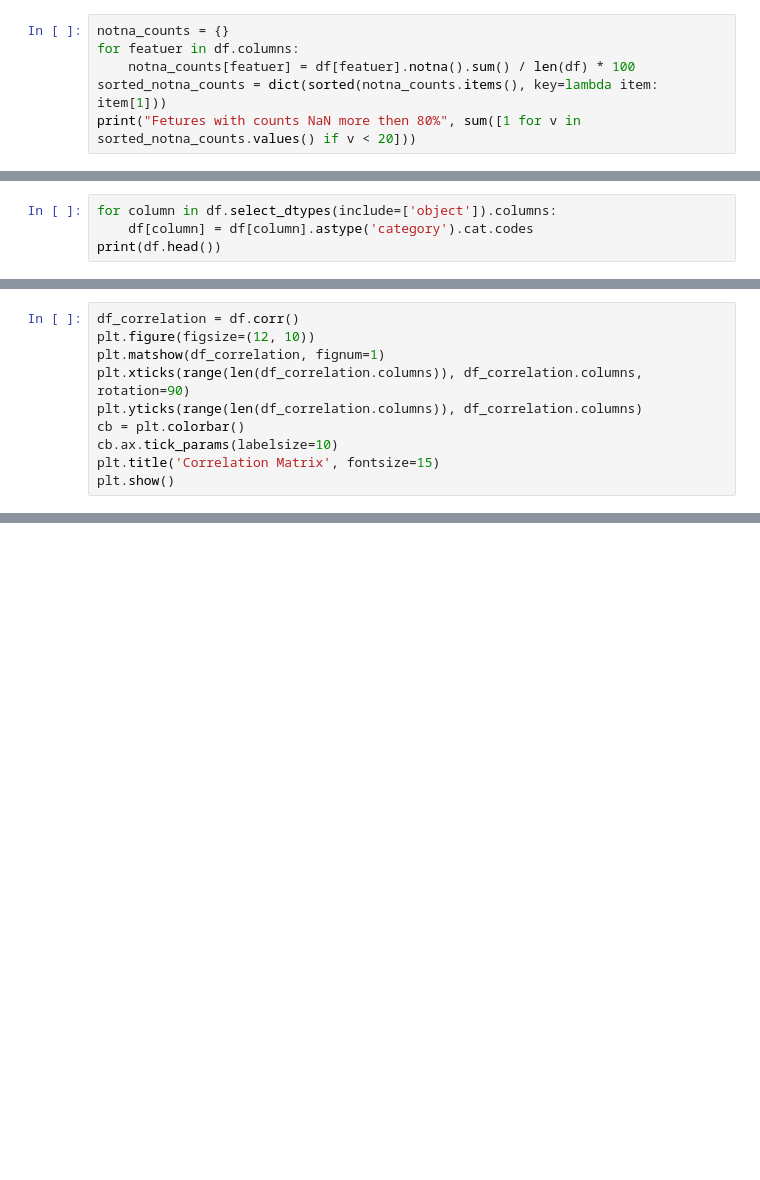
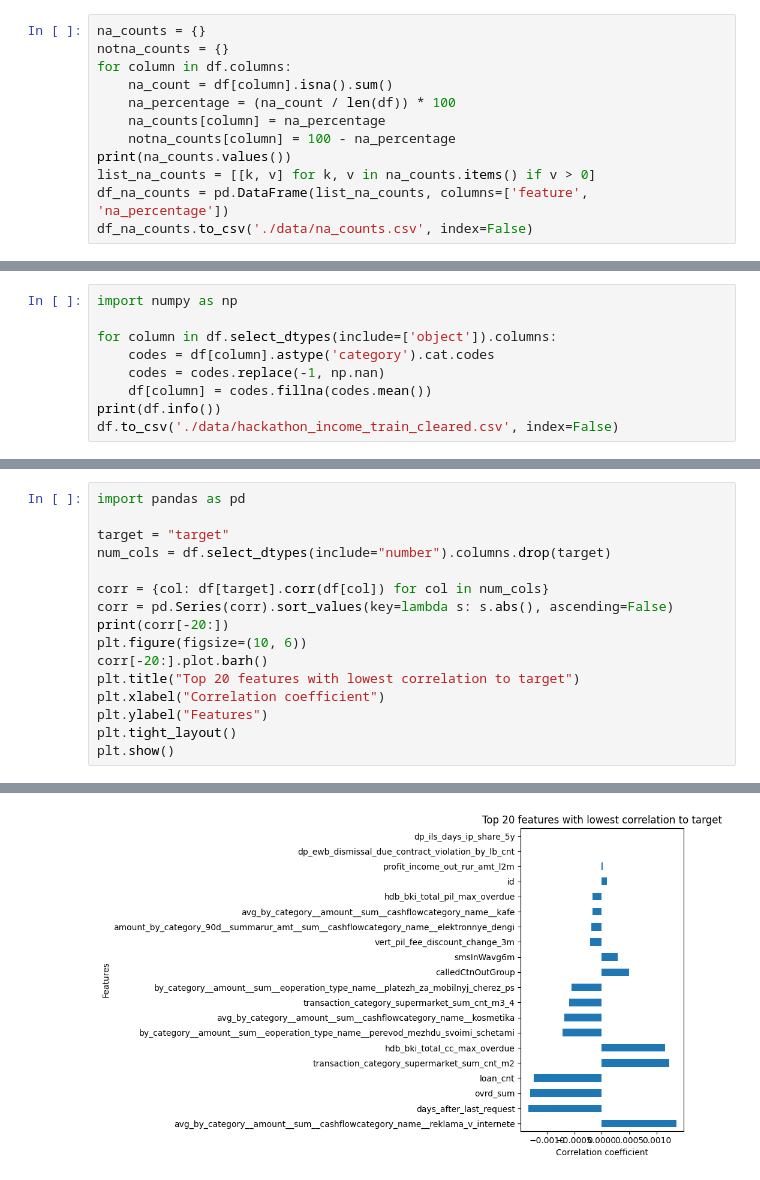
Before and after one commit to vooterr/Hackaton-Alfa, a Jupyter notebook: analiz.ipynb, the cells around one changed output, grey strips where cells are left out. Drawn from its saved outputs; the diff is of its cells as text; blank space fills up the shorter version.

```diff
--- a/analiz.ipynb
+++ b/analiz.ipynb
@@ -25,8 +65,14 @@ memory usage: 131.2+ MB
 None
 # %%
+na_counts = {}
 notna_counts = {}
-for featuer in df.columns:
-    notna_counts[featuer] = df[featuer].notna().sum() / len(df) * 100
-sorted_notna_counts = dict(sorted(notna_counts.items(), key=lambda item: item[1]))
-print("Fetures with counts NaN more then 80%", sum([1 for v in sorted_notna_counts.values() if v < 20]))
+for column in df.columns:
+    na_count = df[column].isna().sum()
+    na_percentage = (na_count / len(df)) * 100
+    na_counts[column] = na_percentage
+    notna_counts[column] = 100 - na_percentage
+print(na_counts.values())
+list_na_counts = [[k, v] for k, v in na_counts.items() if v > 0]
+df_na_counts = pd.DataFrame(list_na_counts, columns=['feature', 'na_percentage'])
+df_na_counts.to_csv('./data/na_counts.csv', index=False)
 # %% [output]
@@ -34,5 +80,10 @@ print("Fetures with counts NaN more then 80%", sum([1 for v in sorted_notna_coun
 # %%
+import numpy as np
+
 for column in df.select_dtypes(include=['object']).columns:
-    df[column] = df[column].astype('category').cat.codes
-print(df.head())
+    codes = df[column].astype('category').cat.codes
+    codes = codes.replace(-1, np.nan)
+    df[column] = codes.fillna(codes.mean())
+print(df.info())
+df.to_csv('./data/hackathon_income_train_cleared.csv', index=False)
 # %% [output]
@@ -56,11 +96,17 @@ print(df.head())
 # %%
-df_correlation = df.corr()
-plt.figure(figsize=(12, 10))
-plt.matshow(df_correlation, fignum=1)
-plt.xticks(range(len(df_correlation.columns)), df_correlation.columns, rotation=90)
-plt.yticks(range(len(df_correlation.columns)), df_correlation.columns)
-cb = plt.colorbar()
-cb.ax.tick_params(labelsize=10)
-plt.title('Correlation Matrix', fontsize=15)
+import pandas as pd
+
+target = "target"
+num_cols = df.select_dtypes(include="number").columns.drop(target)
+
+corr = {col: df[target].corr(df[col]) for col in num_cols}
+corr = pd.Series(corr).sort_values(key=lambda s: s.abs(), ascending=False)
+print(corr[-20:])
+plt.figure(figsize=(10, 6))
+corr[-20:].plot.barh()
+plt.title("Top 20 features with lowest correlation to target")
+plt.xlabel("Correlation coefficient")
+plt.ylabel("Features")
+plt.tight_layout()
 plt.show()
 # %% [output]
@@ -67,0 +130 @@ ValueError: could not convert string to float: '2024-04-30'
+[figure, added]
```
Also changed, not shown: parts of 12 cells of this notebook, 3 other files.
